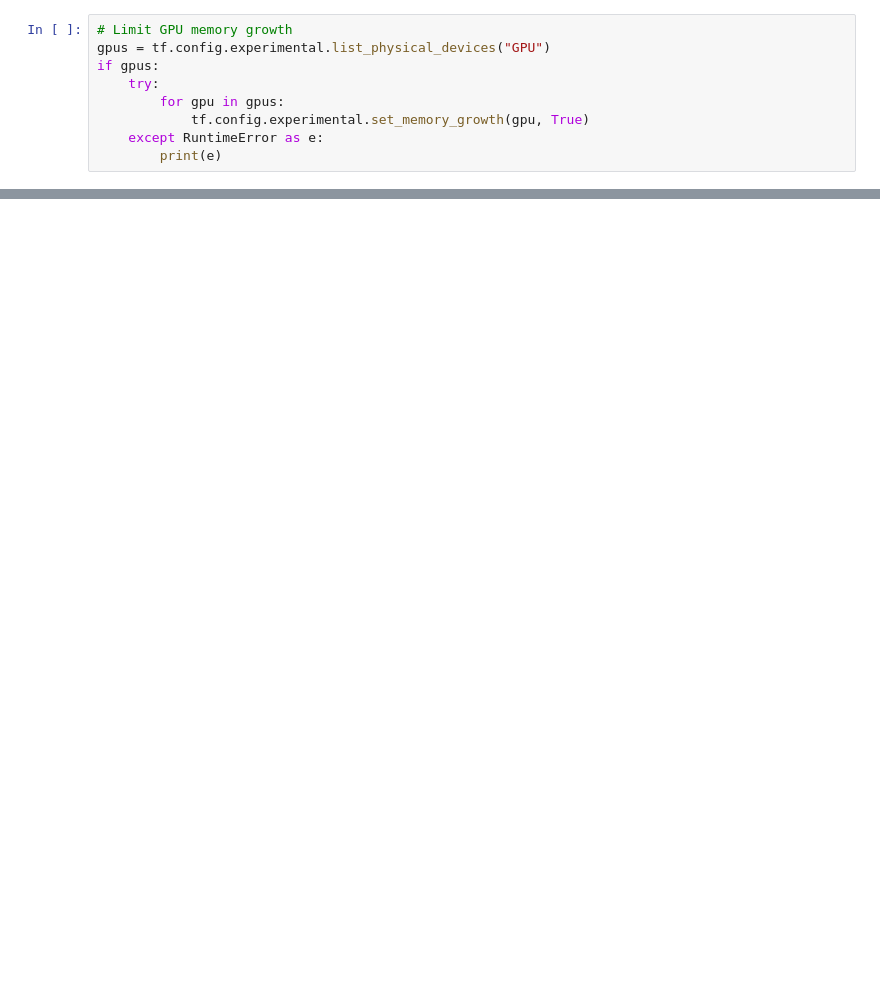
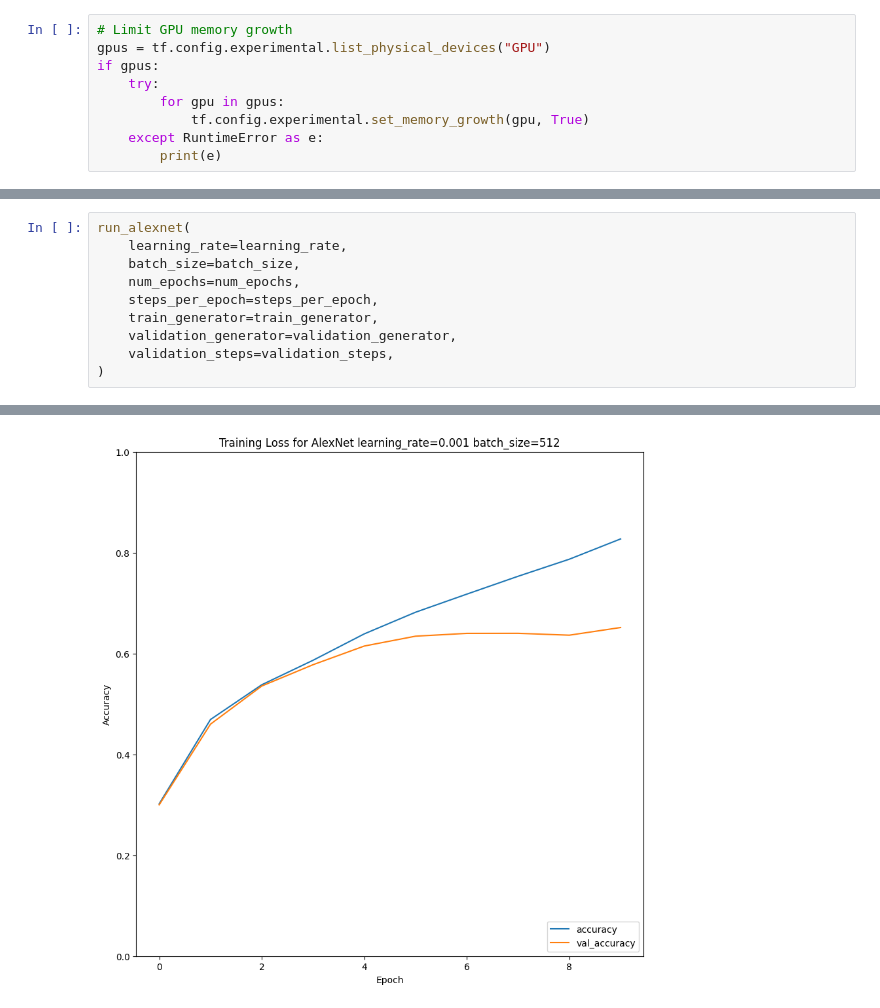
Before and after one commit to CHamilton0/COMP-SCI-7318-Deep-Learning-Fundametals, a Jupyter notebook: Assignment2/a2.ipynb, the cells around one changed output, grey strips where cells are left out. Cells and saved outputs as stored; diff of their text form; blank space fills up the shorter version.

```diff
--- a/Assignment2/a2.ipynb
+++ b/Assignment2/a2.ipynb
@@ -322,0 +231,11 @@ Epoch 25/25
+# %%
+run_alexnet(
+    learning_rate=learning_rate,
+    batch_size=batch_size,
+    num_epochs=num_epochs,
+    steps_per_epoch=steps_per_epoch,
+    train_generator=train_generator,
+    validation_generator=validation_generator,
+    validation_steps=validation_steps,
+)
+# %% [output]
@@ -322,0 +262 @@ Epoch 25/25
+[figure, added]
```
Also changed, not shown: parts of 48 cells of this notebook, 5 other files.
